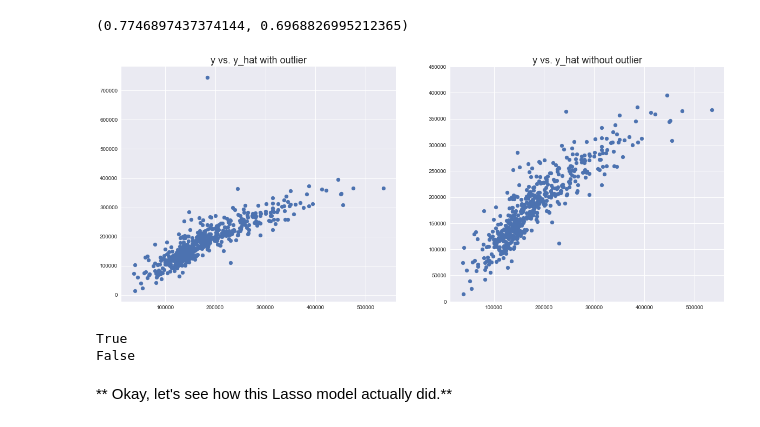
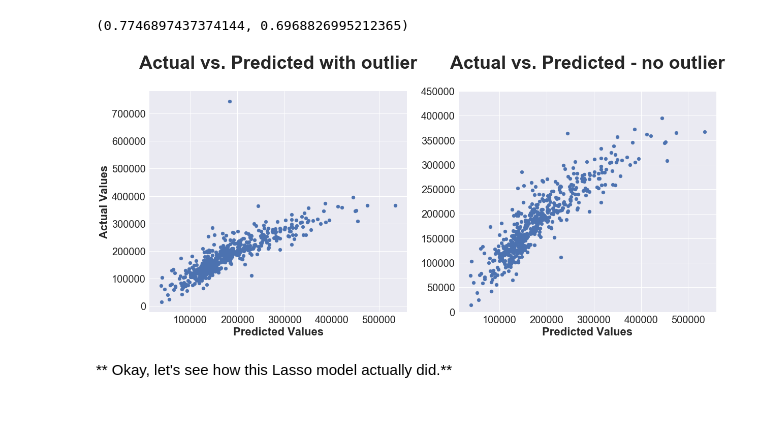
Before and after one commit to jquella/DSI_Project_Ames, a Jupyter notebook: project-2_JQ_take2.ipynb, the cells around one changed output. Saved outputs shown, nothing was run; the diff lists cells and outputs as text; code cells hidden in the pictures.

```diff
--- a/project-2_JQ_take2.ipynb
+++ b/project-2_JQ_take2.ipynb
@@ -144,7 +150,7 @@ numeric_cols
 - MS SubClass, Year Built, Year Remod/Add, Garage Yr Blt, Mo Sold, Yr Sold, Overall Qual and Overall Cond are all #s, but technically categorical. So we're gonna drop them for this exercise.
 # %%
 drop_cols = ['Id', 'PID', 'MS SubClass', 'Year Built', 'Year Remod/Add', 'Garage Yr Blt', 'Mo Sold', 'Yr Sold', 'Overall Qual', 'Overall Cond']
-eda = eda[numeric_cols].drop(drop_cols, axis=1)
+eda_df = eda_df[numeric_cols].drop(drop_cols, axis=1)
 # %%
-eda['SalePrice'] = train['SalePrice']
+eda_df['SalePrice'] = train['SalePrice']
 # %%
@@ -219,9 +228,9 @@ plot_groupby(X_train, 'Lot Frontage', 'Lot Shape');
 
 lotfill = X_train.loc[X_train[X_train['Lot Frontage'].isnull()].index, 'Lot Shape'].map(X_train.groupby('Lot Shape').agg('mean')['Lot Frontage'])
 
-eda['Lot Frontage'].fillna(lotfill, inplace=True)
+eda_df['Lot Frontage'].fillna(lotfill, inplace=True)
 
 ## now filling every other NaN value with just the column mean:
-eda.fillna(eda.mean(), inplace=True)
+eda_df.fillna(eda_df.mean(), inplace=True)
 # %%
 ## let's check to make sure there are no nulls now!!
@@ -268,9 +271,9 @@ X_test_slr = X_test_slr.drop(drop_cols, axis=1)
 # X_test = X_test.drop(drop_cols, axis=1)
 
 
-# X_train = eda.drop(['SalePrice'], axis=1)
+# X_train = eda_df.drop(['SalePrice'], axis=1)
 
-X_train_slr = eda.drop(['SalePrice'], axis=1)
+X_train_slr = eda_df.drop(['SalePrice'], axis=1)
 # %%
 X_test_slr.shape, X_train_slr.shape
 # %% [output]
@@ -477,20 +500,23 @@ lasso_model.score(X_train_slr, y_train), lasso_model.score(X_test_slr, y_test)
 # %%
 fig, ax = plt.subplots(nrows=1, ncols=2, figsize = (20, 8));
 
 ax[0].scatter(y_test, lasso_model.predict(X_test_slr));
-ax[0].set_title('y vs. y_hat with outlier', fontsize=18);
+ax[0].set_title('Actual vs. Predicted with outlier\n', fontsize=36, weight='bold');
 
 ax[1].scatter(y_test, lasso_model.predict(X_test_slr));
 ax[1].set_ylim(0, 450000);
-ax[1].set_title('y vs. y_hat without outlier', fontsize=18);
+ax[1].set_title('Actual vs. Predicted - no outlier\n', fontsize=36, weight='bold');
+
+ax[0].tick_params(labelsize=20);
+ax[1].tick_params(labelsize=20);
+
+
+ax[0].set_ylabel('Actual Values', fontsize=22, weight='bold');
+
+ax[0].set_xlabel('Predicted Values', fontsize=22, weight='bold');
+ax[1].set_xlabel('Predicted Values', fontsize=22, weight='bold');
 # %% [output]
-[figure, old version]
+[figure, new version]
-# %%
-print(np.sqrt(np.mean(ridge_cv_means)) > np.sqrt(np.mean(lasso_cv_means)))
-print(np.sqrt(np.mean(lasso_cv_means)) > np.sqrt(np.mean(elastic_cv_means)))
-# %% [output]
-True
-False
 # %% [markdown]
 ** Okay, let's see how this Lasso model actually did.**
 # %%
```
Also changed, not shown: parts of 27 cells of this notebook, 1 other file.
